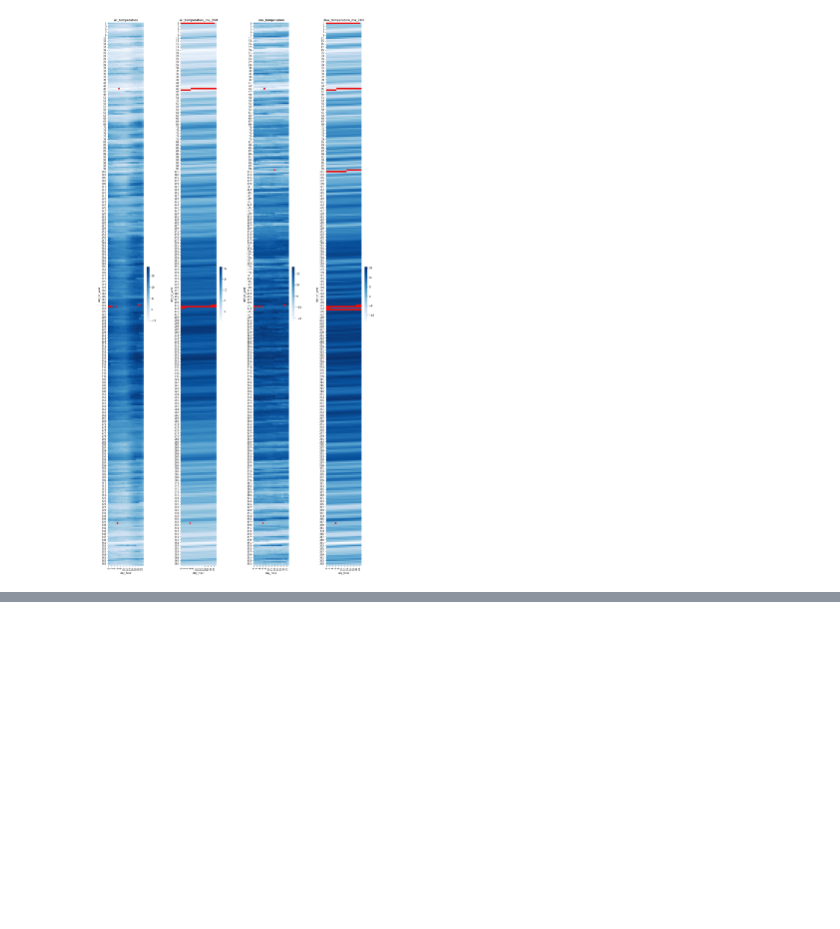
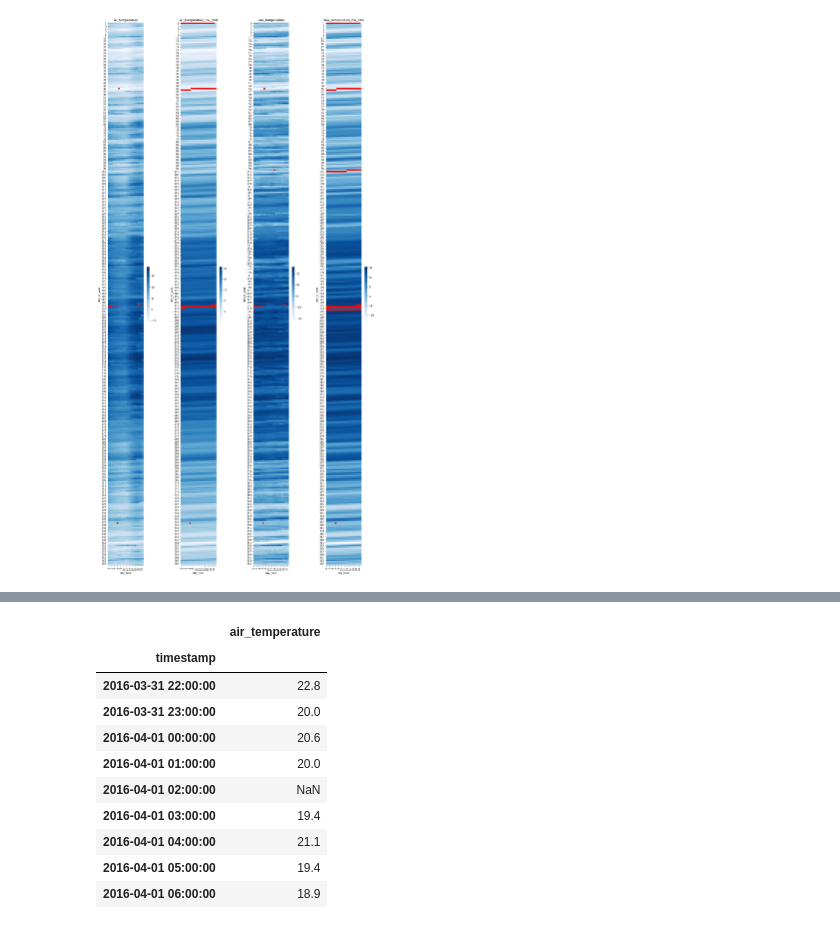
Before and after one commit to edouardArgenson/ASHRAE_great_energy_predictor, a Jupyter notebook: notebooks/building_493/meter_0/visualize_benchmark_missing_data.ipynb, the cells around one changed output, grey strips where cells are left out. Saved outputs shown, nothing was run; the diff lists cells and outputs as text; code cells hidden in the pictures; blank space fills up the shorter version.

```diff
--- a/notebooks/building_493/meter_0/visualize_benchmark_missing_data.ipynb
+++ b/notebooks/building_493/meter_0/visualize_benchmark_missing_data.ipynb
@@ -213,12 +195,12 @@ weather_features = [
     'dew_temperature_ma_24H'
 ]
 
-b_df_weather.reset_index(drop=True, inplace=True)
+unindexed_df_weather = b_df_weather.reset_index(drop=True, inplace=False)
 
 pivoted_features = {}
 
 for feature in weather_features:
-    df_feature_piv = b_df_weather[[feature, 'day_of_year', 'day_hour']].pivot(
+    df_feature_piv = unindexed_df_weather[[feature, 'day_of_year', 'day_hour']].pivot(
         index='day_of_year',
         columns='day_hour',
         values=feature
@@ -239,0 +305,17 @@ for i in range(n_maps):
+# %%
+timestamp = interpolated_timestamps[2]
+df_to_interpolate = df_air_T.copy()
+df_to_interpolate.loc[timestamp, 'air_temperature'] = np.nan
+df_to_interpolate.loc['2016-03-31 22:00:00':'2016-04-01 06:00:00']
+# %% [output]
+|  | air_temperature |
+| timestamp |  |
+| 2016-03-31 22:00:00 | 22.8 |
+| 2016-03-31 23:00:00 | 20.0 |
+| 2016-04-01 00:00:00 | 20.6 |
+| 2016-04-01 01:00:00 | 20.0 |
+| 2016-04-01 02:00:00 | NaN |
+| 2016-04-01 03:00:00 | 19.4 |
+| 2016-04-01 04:00:00 | 21.1 |
+| 2016-04-01 05:00:00 | 19.4 |
+| 2016-04-01 06:00:00 | 18.9 |
```
Also changed, not shown: parts of 14 cells of this notebook.
